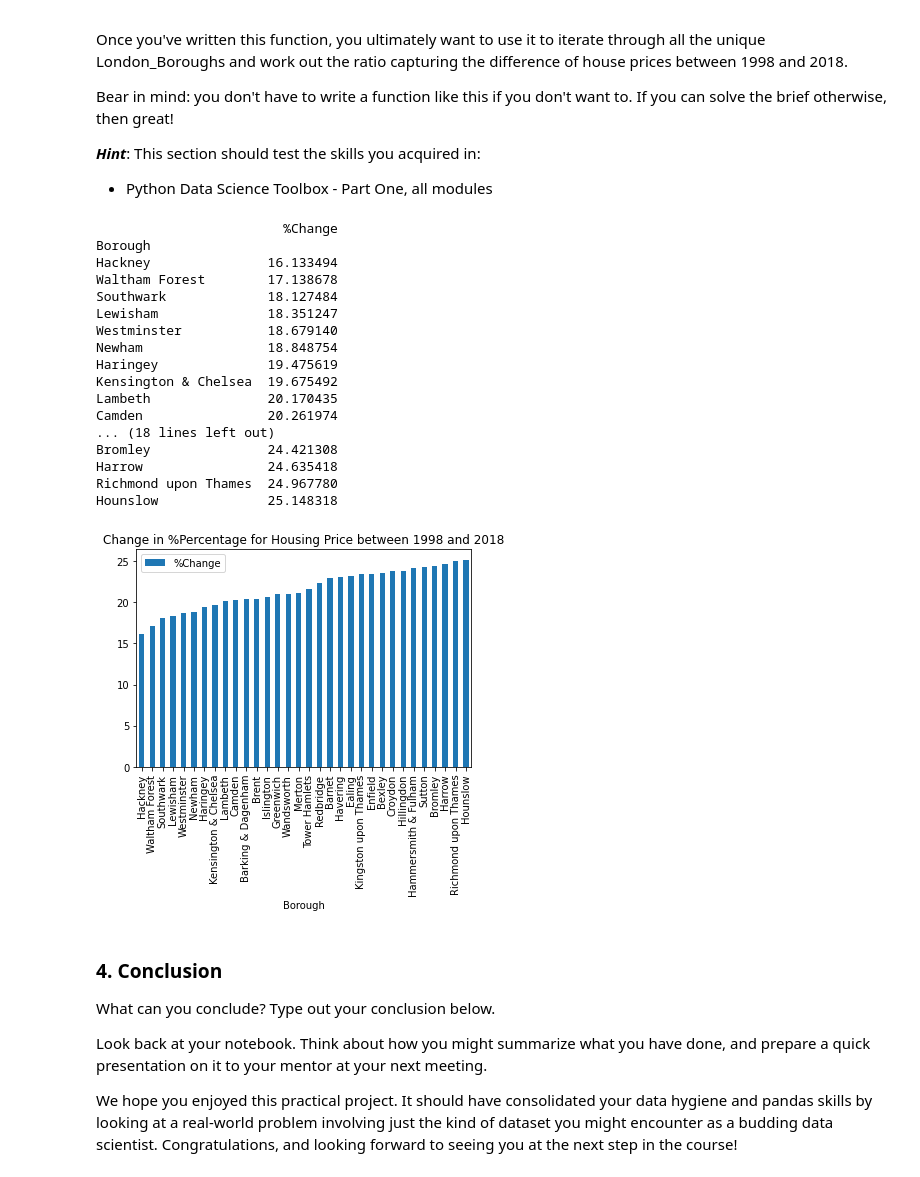
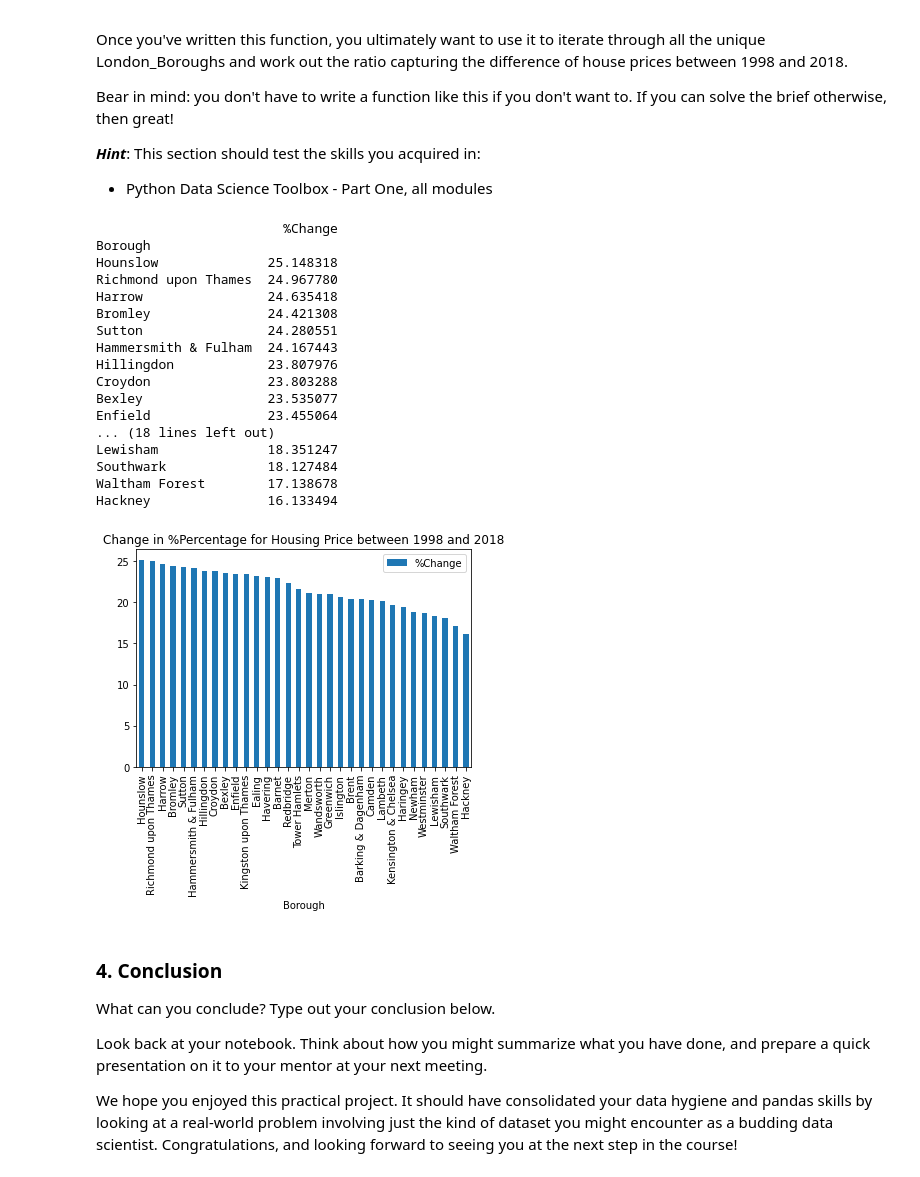
Before and after one commit to LanxyL/Springboard, a Jupyter notebook: Unit 4 Challenge - Tier 3 - Lanxi Liu.ipynb, the cells around one changed output. Saved outputs shown, nothing was run; the diff lists cells and outputs as text; code cells hidden in the pictures.

Commit message:
Adding more charts

```diff
--- a/Unit 4 Challenge - Tier 3 - Lanxi Liu.ipynb
+++ b/Unit 4 Challenge - Tier 3 - Lanxi Liu.ipynb
@@ -244,0 +243,15 @@ yearly.head()
+# %%
+alltimehigh_dict = {}
+
+for borough in list_boroughs:
+    highest = yearly.loc[borough].max()
+    alltimehigh_dict[borough] = highest
+
+alltimehigh = pd.DataFrame(alltimehigh_dict.items()
+                           ,columns=['Borough','Highist Price']).set_index('Borough').sort_values('Highist Price', ascending=False)
+
+print(alltimehigh)
+
+alltimehigh.plot(kind='bar')
+plt.title('Highest Housing Price from 1995 to 2010')
+plt.show()
@@ -264,42 +296,42 @@ Bear in mind: you don't have to write a function like this if you don't want to.
 # %%
 def ratio_of_price(df):
     price_1998 = df[1998]
     price_2018 = df[2018]
     ratio = price_1998/price_2018*100
     return ratio
 
 ratio_dict = {}
 
 for borough in list_boroughs:
     ratio = ratio_of_price(yearly.loc[borough])
     ratio_dict[borough] = ratio
 
-ratio = pd.DataFrame(ratio_dict.items(),columns=['Borough','%Change']).set_index('Borough').sort_values('%Change')
+ratio = pd.DataFrame(ratio_dict.items(),columns=['Borough','%Change']).set_index('Borough').sort_values('%Change', ascending=False)
 
 print(ratio)
 
 ratio.plot(kind='bar')
 plt.title('Change in %Percentage for Housing Price between 1998 and 2018')
 plt.show()
 # %% [output]
                         %Change
 Borough
+Hounslow              25.148318
+Richmond upon Thames  24.967780
+Harrow                24.635418
+Bromley               24.421308
+Sutton                24.280551
+Hammersmith & Fulham  24.167443
+Hillingdon            23.807976
+Croydon               23.803288
+Bexley                23.535077
+Enfield               23.455064
+... (18 lines left out)
+Lewisham              18.351247
+Southwark             18.127484
+Waltham Forest        17.138678
 Hackney               16.133494
-Waltham Forest        17.138678
-Southwark             18.127484
-Lewisham              18.351247
-Westminster           18.679140
-Newham                18.848754
-Haringey              19.475619
-Kensington & Chelsea  19.675492
-Lambeth               20.170435
-Camden                20.261974
-... (18 lines left out)
-Bromley               24.421308
-Harrow                24.635418
-Richmond upon Thames  24.967780
-Hounslow              25.148318
-[figure, old version]
+[figure, new version]
 # %% [markdown]
 ### 4. Conclusion
 What can you conclude? Type out your conclusion below.
```
Also changed, not shown: parts of 2 cells of this notebook.
